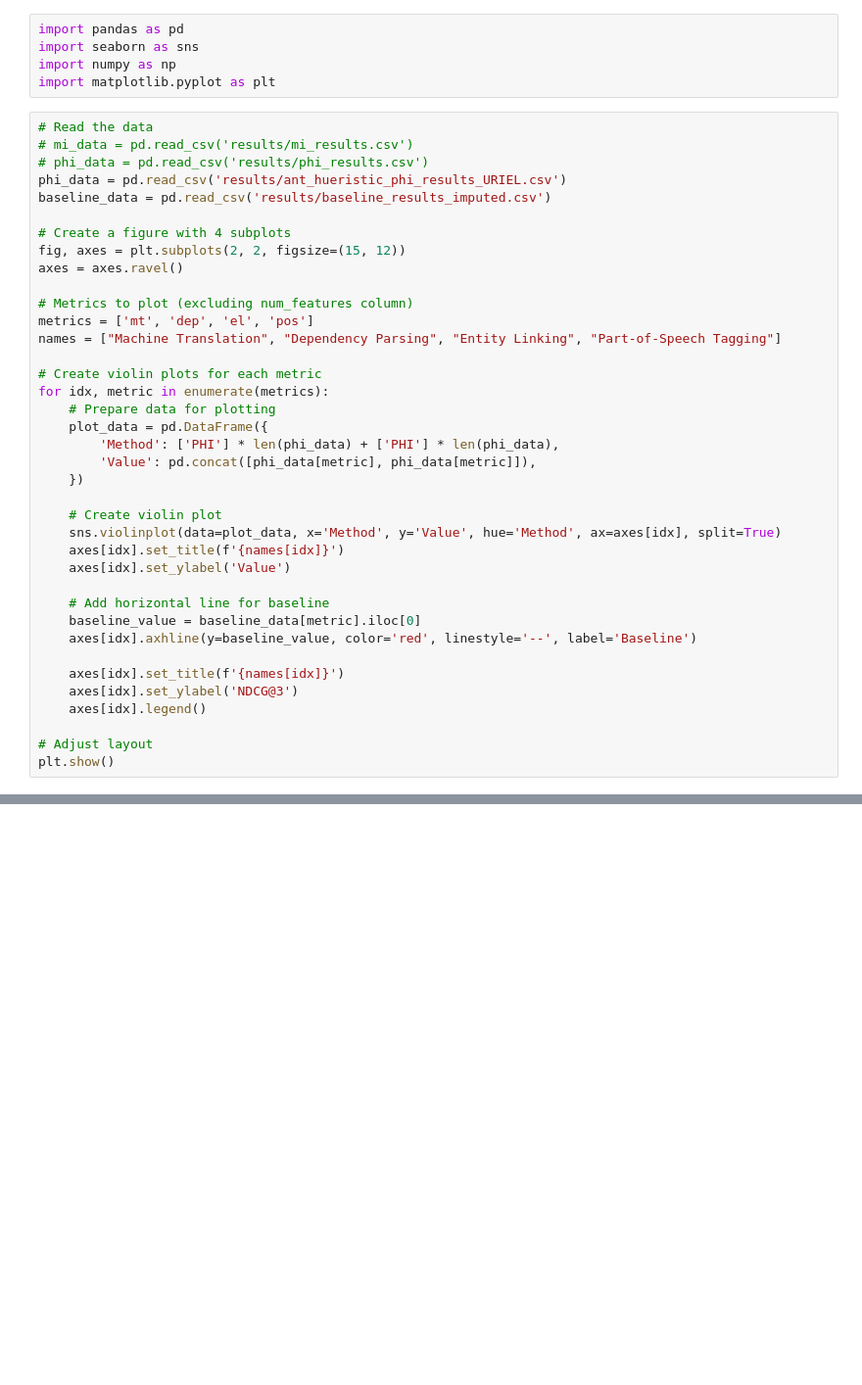
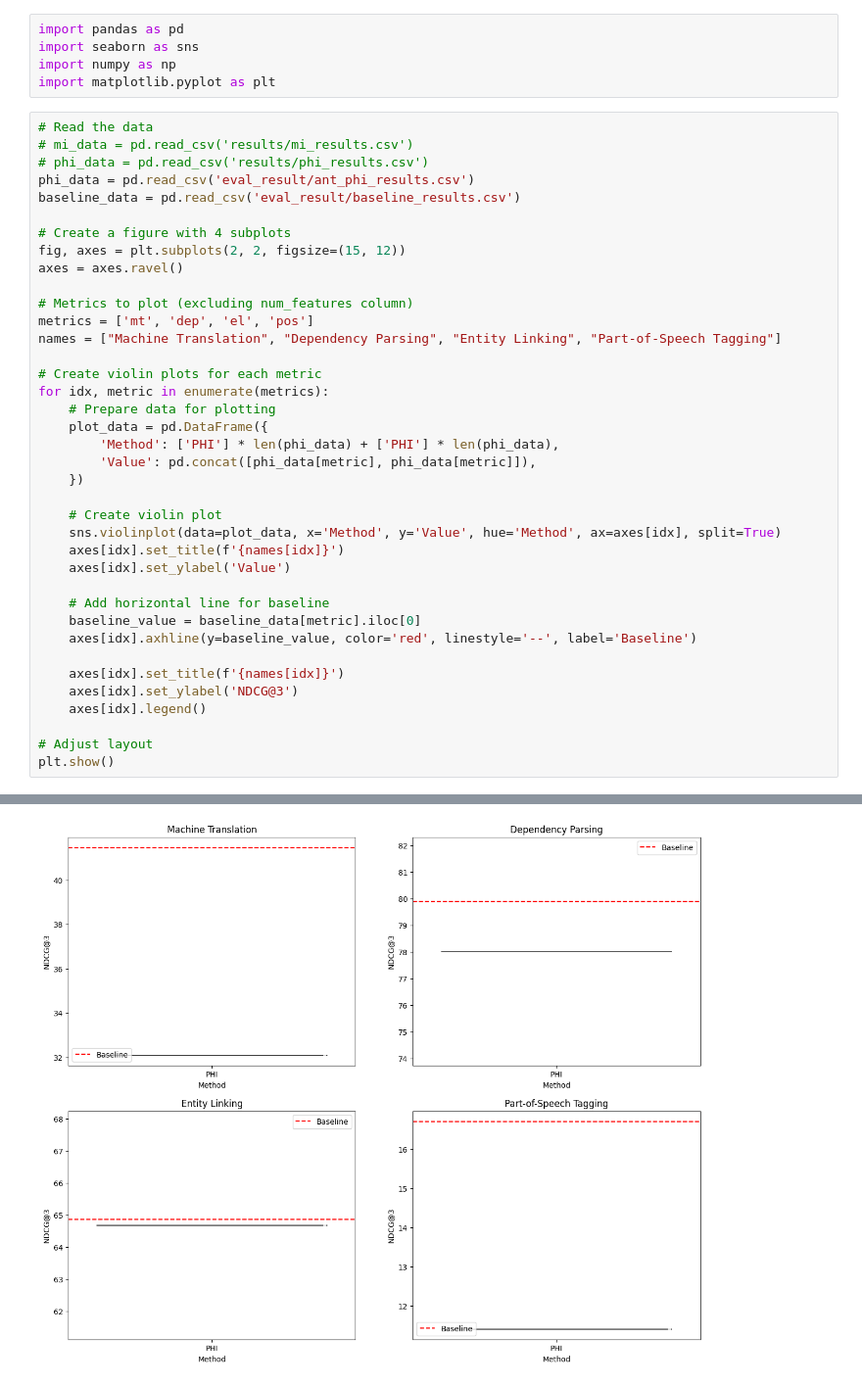
Before and after one commit to Swithord/URIELPlusOptimization, a Jupyter notebook: graphs.ipynb, the cells around one changed output, grey strips where cells are left out. Shown at 98% size. Cells and saved outputs as stored; diff of their text form; blank space fills up the shorter version.

```diff
--- a/graphs.ipynb
+++ b/graphs.ipynb
@@ -7,8 +7,8 @@ import matplotlib.pyplot as plt
 # Read the data
 # mi_data = pd.read_csv('results/mi_results.csv')
 # phi_data = pd.read_csv('results/phi_results.csv')
-phi_data = pd.read_csv('results/ant_hueristic_phi_results_URIEL.csv')
-baseline_data = pd.read_csv('results/baseline_results_imputed.csv')
+phi_data = pd.read_csv('eval_result/ant_phi_results.csv')
+baseline_data = pd.read_csv('eval_result/baseline_results.csv')
 
 # Create a figure with 4 subplots
 fig, axes = plt.subplots(2, 2, figsize=(15, 12))
@@ -46,3 +45,4 @@ FileNotFoundError: [Errno 2] No such file or directory: 'results/ant_hueristic_p
+[figure, added]
 # %%
 # Plot average improvement over baseline for each task separately
 
```
Also changed, not shown: parts of 4 cells of this notebook, 7 other files.
